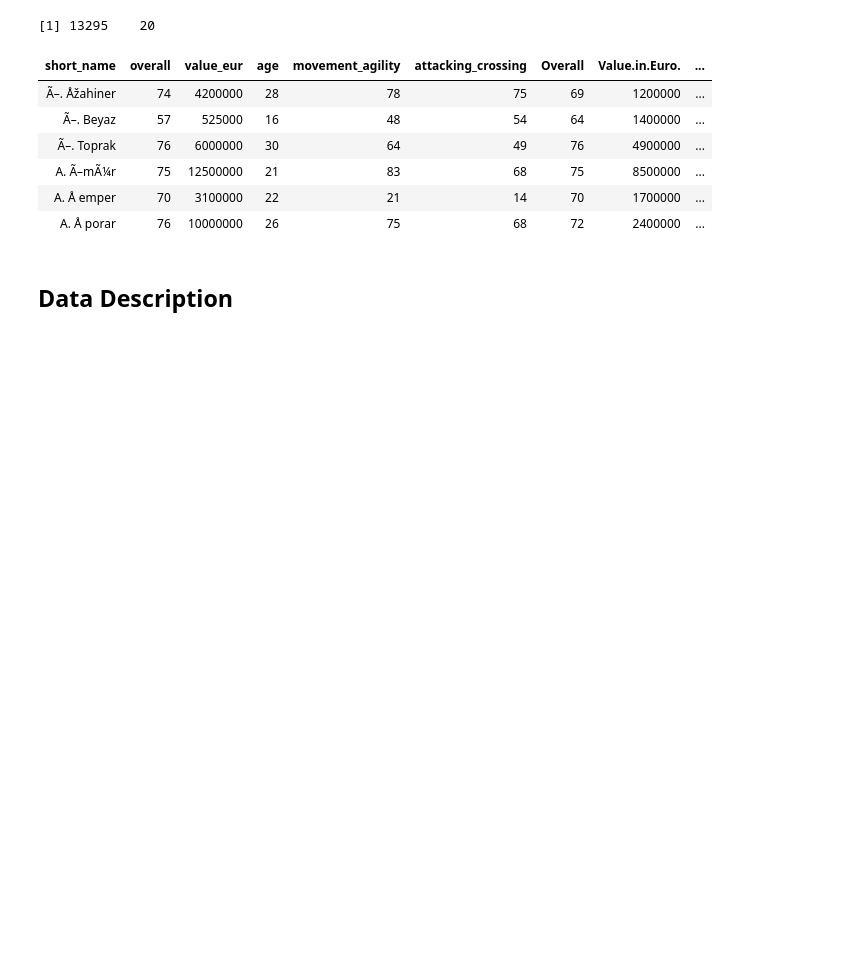
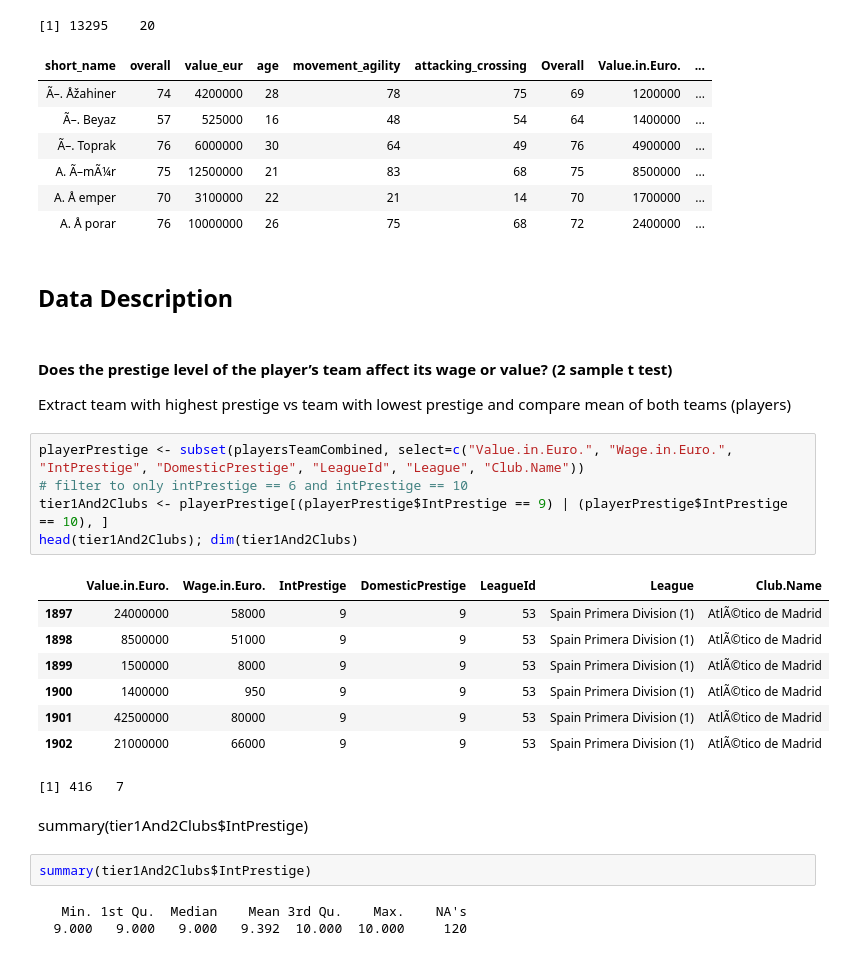
Before and after one commit to YoNG-Zaii/MH3511-FIFA-Analysis, a Jupyter notebook: Data Preparation R.ipynb, the cells around one changed output. Drawn from its saved outputs; the diff is of its cells as text; blank space fills up the shorter version.

Commit message:
prestige

```diff
--- a/Data Preparation R.ipynb
+++ b/Data Preparation R.ipynb
@@ -192,3 +192,28 @@ dim(players21v23); head(players21v23)
 | A. Å porar | 76 | 10000000 | 26 | 75 | 68 | 72 | 2400000 | ... |
 # %% [markdown]
 ## Data Description
+# %% [markdown]
+#### Does the prestige level of the player’s team affect its wage or value? (2 sample t test)
+
+Extract team with highest prestige vs team with lowest prestige and compare mean of both teams (players)
+# %%
+playerPrestige <- subset(playersTeamCombined, select=c("Value.in.Euro.", "Wage.in.Euro.", "IntPrestige", "DomesticPrestige", "LeagueId", "League", "Club.Name"))
+# filter to only intPrestige == 6 and intPrestige == 10
+tier1And2Clubs <- playerPrestige[(playerPrestige$IntPrestige == 9) | (playerPrestige$IntPrestige == 10), ]
+head(tier1And2Clubs); dim(tier1And2Clubs)
+# %% [output]
+|  | Value.in.Euro. | Wage.in.Euro. | IntPrestige | DomesticPrestige | LeagueId | League | Club.Name |
+| 1897 | 24000000 | 58000 | 9 | 9 | 53 | Spain Primera Division (1) | AtlÃ©tico de Madrid |
+| 1898 | 8500000 | 51000 | 9 | 9 | 53 | Spain Primera Division (1) | AtlÃ©tico de Madrid |
+| 1899 | 1500000 | 8000 | 9 | 9 | 53 | Spain Primera Division (1) | AtlÃ©tico de Madrid |
+| 1900 | 1400000 | 950 | 9 | 9 | 53 | Spain Primera Division (1) | AtlÃ©tico de Madrid |
+| 1901 | 42500000 | 80000 | 9 | 9 | 53 | Spain Primera Division (1) | AtlÃ©tico de Madrid |
+| 1902 | 21000000 | 66000 | 9 | 9 | 53 | Spain Primera Division (1) | AtlÃ©tico de Madrid |
+[1] 416   7
+# %% [markdown]
+summary(tier1And2Clubs$IntPrestige)
+# %%
+summary(tier1And2Clubs$IntPrestige)
+# %% [output]
+   Min. 1st Qu.  Median    Mean 3rd Qu.    Max.    NA's
+  9.000   9.000   9.000   9.392  10.000  10.000     120
```
Also changed, not shown: parts of 23 cells of this notebook, 1 other file.
